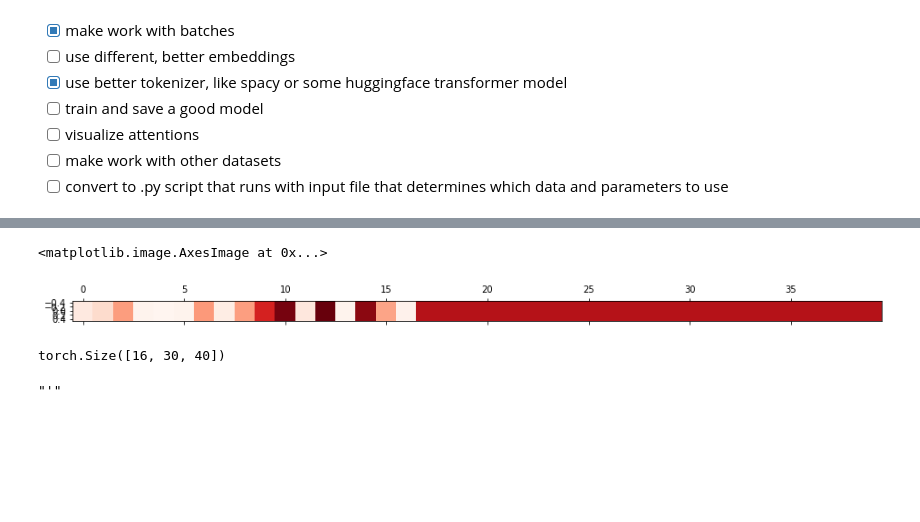
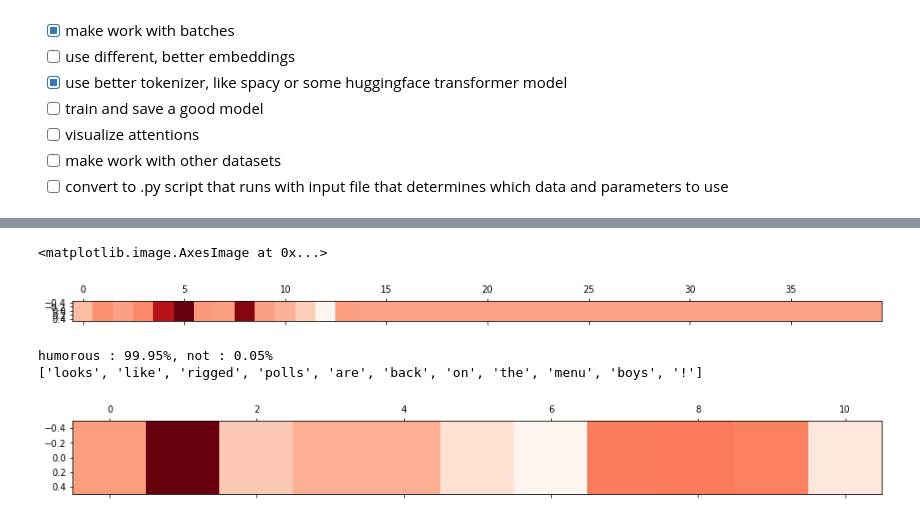
Before and after one commit to nuwandavek/marvin, a Jupyter notebook: ml/notebooks/AttentionTesting.ipynb, the cells around one changed output, grey strips where cells are left out. Saved outputs shown, nothing was run; the diff lists cells and outputs as text; code cells hidden in the pictures; blank space fills up the shorter version.

Commit message:
Pushing changes ot self attention testing notebook.

```diff
--- a/ml/notebooks/AttentionTesting.ipynb
+++ b/ml/notebooks/AttentionTesting.ipynb
@@ -283,4 +285,10 @@ glove_embeddings, vocab_dict, inv_vocab_dict = read_embeddings(glove_filename,
                                                                compute_avg=unk_embedd)
 # Create tokenizer
 tokenizer = get_tokenizer('basic_english')
+# %%
+save_model = False # Whether to save model or not
+load_model = False # Whether to load model or not
+train_model = True # Whether to train model or not
+checkpoint_path = "../models/attn_test.pth"
+train_epochs = 14
 # %%
@@ -320,9 +321,15 @@ SelfAttention(
 # %%
-train_file = "../cross_style_transfer_internal/data/xslue/StanfordPoliteness/train.tsv"
-dev_file = "../cross_style_transfer_internal/data/xslue/StanfordPoliteness/dev.tsv"
+train_file = "../../../cross_style_transfer_internal/data/xslue/ShortHumor/train.tsv"
+dev_file = "../../../cross_style_transfer_internal/data/xslue/ShortHumor/dev.tsv"
+train_data = pd.read_csv(train_file, names=['domain', 'score', 'text'], sep='\t', error_bad_lines=False)
+val_data = pd.read_csv(dev_file, names=['domain', 'score', 'text'], sep='\t',
+                       quoting=3, error_bad_lines=False)
 
-train_data = pd.read_csv(train_file, names=['domain', 'id', 'text', 'score'], sep='\t')
-val_data = pd.read_csv(dev_file, names=['domain', 'id', 'text', 'score'], sep='\t')
+
+# train_file = "../../../cross_style_transfer_internal/data/xslue/StanfordPoliteness/train.tsv"
+# dev_file = "../../../cross_style_transfer_internal/data/xslue/StanfordPoliteness/dev.tsv"
+# train_data = pd.read_csv(train_file, names=['domain', 'id', 'text', 'score'], sep='\t')
+# val_data = pd.read_csv(dev_file, names=['domain', 'id', 'text', 'score'], sep='\t')
 # %%
 def parse_stanford_politeness(polite_df):
     '''
@@ -331,11 +338,11 @@ def parse_stanford_politeness(polite_df):
     input_df = pd.DataFrame()
     input_df['text'] = polite_df['text']
     # Map scores >= 0 (polite) to label 1 and scores < 0 (impolite) to label 0.
-    input_df['label'] = polite_df['score'].apply(lambda x : int(x >= 0))
+    input_df['label'] = polite_df['score'].apply(lambda x : int(x > 0))
     return input_df
 
 def df_to_training_pairs(df, batch_size, max_length):
-    input_tensors = df['text'].apply(lambda x : sent_embedd(x, model, vocab_dict, tokenizer, max_length))
+    input_tensors = df['text'].apply(lambda x : sent_embedd(x, model, vocab_dict, tokenizer, max_length, device))
     target_tensors = df['label'].apply(lambda x : torch.LongTensor([x]).to(device))
     return input_tensors.values.reshape(-1, batch_size).tolist(), target_tensors.values.reshape(-1, batch_size).tolist()
 # %%
@@ -365,7 +372,8 @@ input_tensors, target_tensors = df_to_training_pairs(train_df.head((len(train_df
 input_val_tensors, target_val_tensors = df_to_training_pairs(val_df.head((len(val_df)//batch_size)*batch_size),
                                                                    batch_size, max_length)
 # %%
-train(input_tensors, target_tensors, input_val_tensors, target_val_tensors,
-      model, model_optimizer, criterion, 20)
+if train_model:
+    train(input_tensors, target_tensors, input_val_tensors, target_val_tensors,
+          model, model_optimizer, criterion, train_epochs)
 # %% [output]
 Epoch 0 :
@@ -447,13 +441,20 @@ tokenizer(train_df['text'].iloc[0])[attention[0].sum(axis=0).argmax().item()]
 # %%
-plt.matshow([attention[0].sum(axis=0).cpu().detach().numpy()], cmap='Reds')
+attn = attention[0].sum(axis=0).cpu().detach().numpy()
+plt.matshow([attn], cmap='Reds')
 # %% [output]
 <matplotlib.image.AxesImage at 0x...>
-[figure, old version]
+[figure, new version]
-# %%
-attention.shape
-# %% [output]
-torch.Size([16, 30, 40])
-# %%
-tokenizer(train_df['text'].iloc[0])[9]
-# %% [output]
-"'"
+# %%
+sent = 'Looks like rigged polls are back on the menu boys!'
+tokens = tokenizer(sent)
+output, attns = sent_pred(sent, model, vocab_dict, tokenizer, max_length, device, batch_size)
+softmax = torch.nn.Softmax(dim=0)
+pred_scores = softmax(torch.tensor(output[0]))
+print(f"humorous : {pred_scores[0]*100:.2f}%, not : {pred_scores[1]*100:.2f}%")
+attn = attns[0].sum(axis=0).cpu().detach().numpy()
+print(tokens)
+plt.matshow([attn[:len(tokens)]], cmap='Reds');
+# %% [output]
+humorous : 99.95%, not : 0.05%
+['looks', 'like', 'rigged', 'polls', 'are', 'back', 'on', 'the', 'menu', 'boys', '!']
+[figure, added]
```
Also changed, not shown: parts of 13 cells of this notebook.
